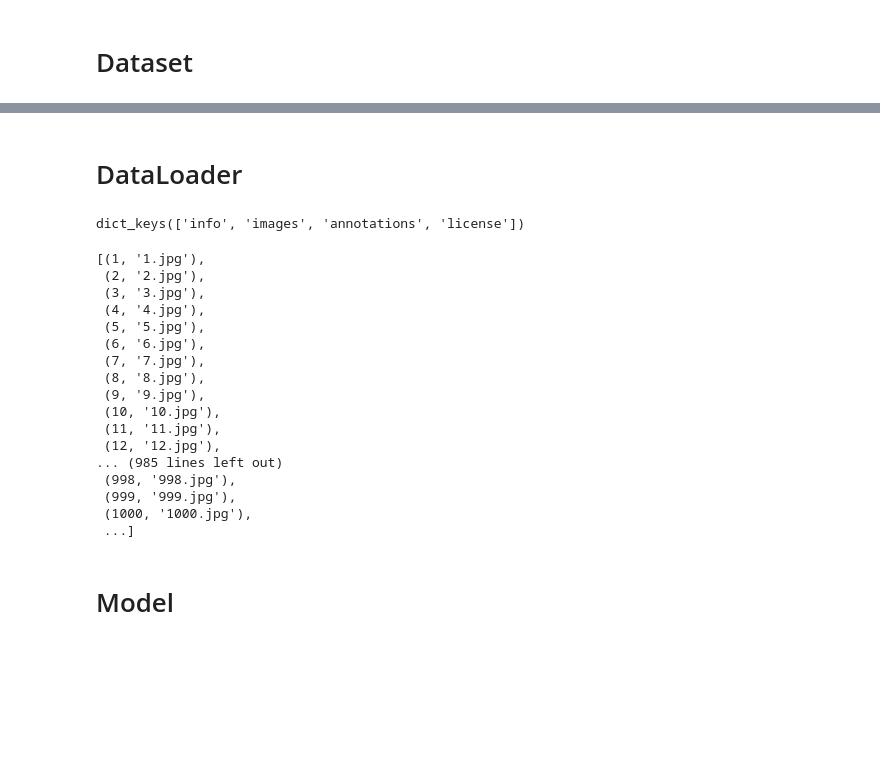
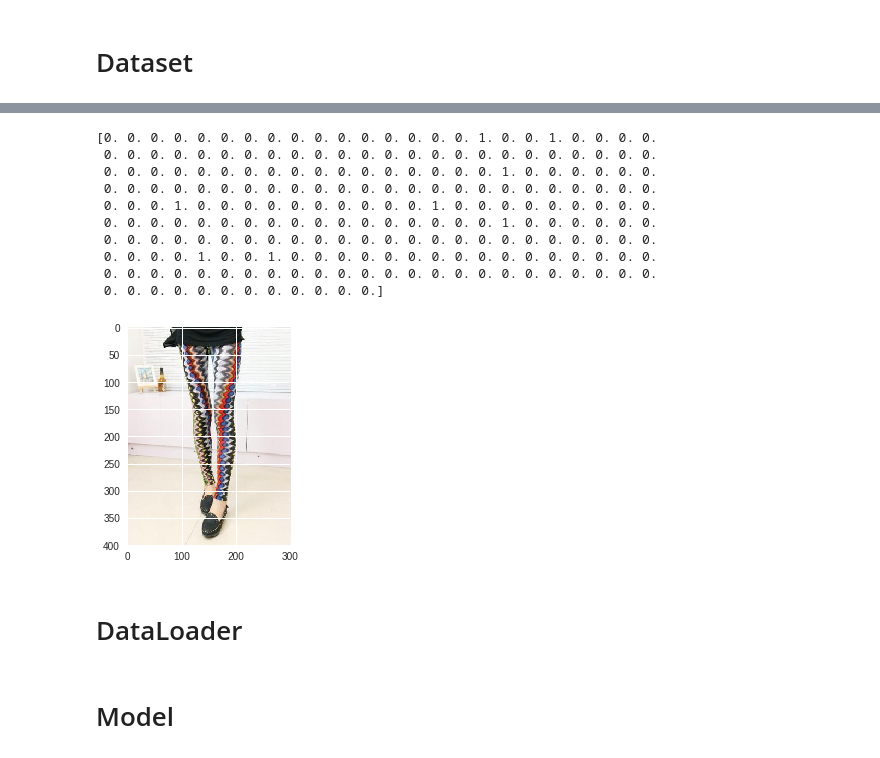
Before and after one commit to BrainyMachines/fgvc5-cvpr2018-food-fashion, a Jupyter notebook: TrainLoop.ipynb, the cells around one changed output, grey strips where cells are left out. Saved outputs shown, nothing was run; the diff lists cells and outputs as text; code cells hidden in the pictures; blank space fills up the shorter version.

```diff
--- a/TrainLoop.ipynb
+++ b/TrainLoop.ipynb
@@ -346,31 +398,22 @@ def labels_for_image(imageid):
+# %%
+rnd2 = np.random.randint(len(val_dset))
+im2, lbl2 = val_dset[rnd2]
+imshow(np.asarray(im2))
+print(lbl2)
+# %% [output]
+[0. 0. 0. 0. 0. 0. 0. 0. 0. 0. 0. 0. 0. 0. 0. 0. 1. 0. 0. 1. 0. 0. 0. 0.
+ 0. 0. 0. 0. 0. 0. 0. 0. 0. 0. 0. 0. 0. 0. 0. 0. 0. 0. 0. 0. 0. 0. 0. 0.
+ 0. 0. 0. 0. 0. 0. 0. 0. 0. 0. 0. 0. 0. 0. 0. 0. 0. 1. 0. 0. 0. 0. 0. 0.
+ 0. 0. 0. 0. 0. 0. 0. 0. 0. 0. 0. 0. 0. 0. 0. 0. 0. 0. 0. 0. 0. 0. 0. 0.
+ 0. 0. 0. 1. 0. 0. 0. 0. 0. 0. 0. 0. 0. 0. 1. 0. 0. 0. 0. 0. 0. 0. 0. 0.
+ 0. 0. 0. 0. 0. 0. 0. 0. 0. 0. 0. 0. 0. 0. 0. 0. 0. 1. 0. 0. 0. 0. 0. 0.
+ 0. 0. 0. 0. 0. 0. 0. 0. 0. 0. 0. 0. 0. 0. 0. 0. 0. 0. 0. 0. 0. 0. 0. 0.
+ 0. 0. 0. 0. 1. 0. 0. 1. 0. 0. 0. 0. 0. 0. 0. 0. 0. 0. 0. 0. 0. 0. 0. 0.
+ 0. 0. 0. 0. 0. 0. 0. 0. 0. 0. 0. 0. 0. 0. 0. 0. 0. 0. 0. 0. 0. 0. 0. 0.
+ 0. 0. 0. 0. 0. 0. 0. 0. 0. 0. 0. 0.]
+[figure, added]
 # %% [markdown]
 # DataLoader
-# %%
-train_metadata = json_to_dict(train_labels_json)
-
-print(train_metadata.keys())
-# %% [output]
-dict_keys(['info', 'images', 'annotations', 'license'])
-# %%
-[(int(x['imageId']), '%d.jpg' % (int(x['imageId']))) for x in train_metadata['images']]
-# %% [output]
-[(1, '1.jpg'),
- (2, '2.jpg'),
- (3, '3.jpg'),
- (4, '4.jpg'),
- (5, '5.jpg'),
- (6, '6.jpg'),
- (7, '7.jpg'),
- (8, '8.jpg'),
- (9, '9.jpg'),
- (10, '10.jpg'),
- (11, '11.jpg'),
- (12, '12.jpg'),
-... (985 lines left out)
- (998, '998.jpg'),
- (999, '999.jpg'),
- (1000, '1000.jpg'),
- ...]
 # %% [markdown]
 # Model
 # %% [markdown]
```
Also changed, not shown: parts of 14 cells of this notebook.
